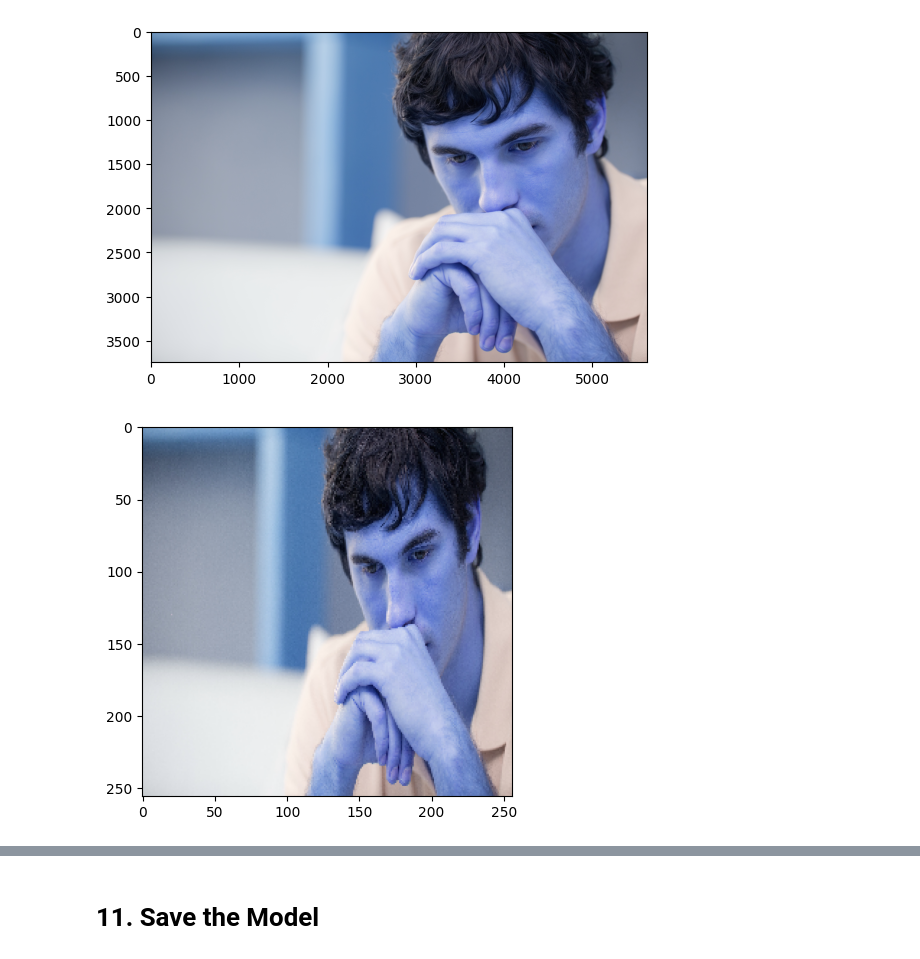
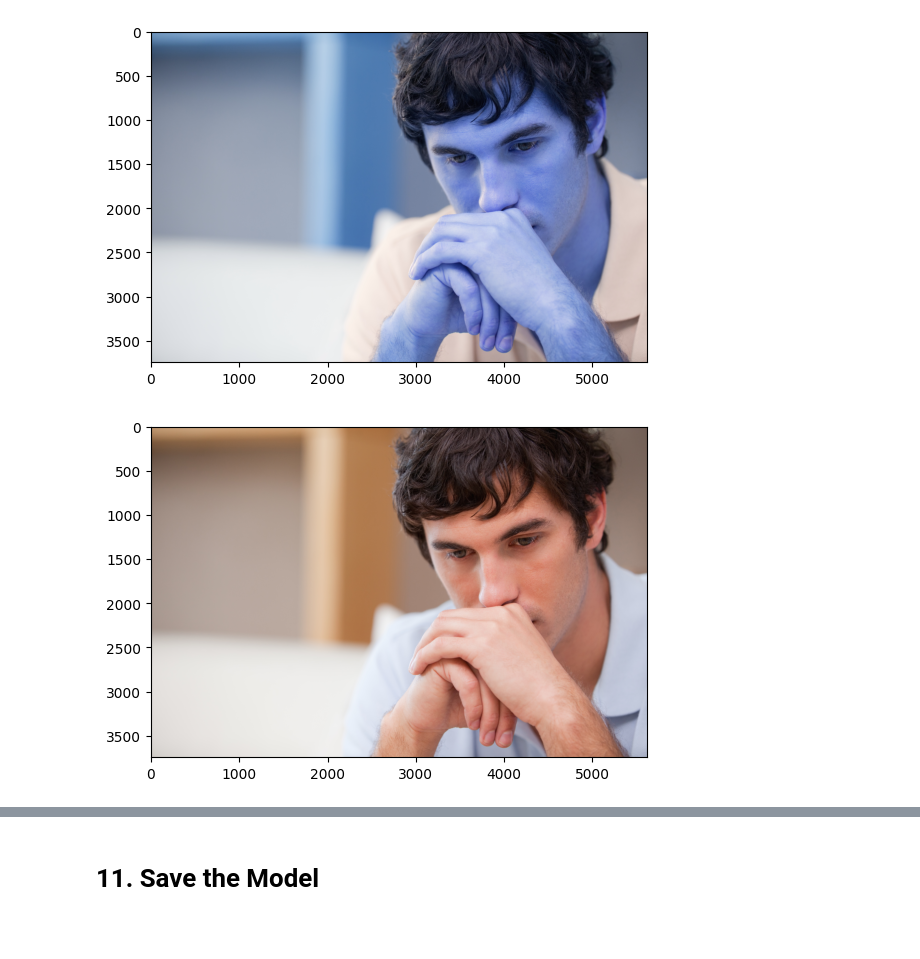
Before and after one commit to mishonenchev/CNN_Python, a Jupyter notebook: CNN.ipynb, the cells around one changed output, grey strips where cells are left out. Drawn from its saved outputs; the diff is of its cells as text; code cells hidden in the pictures; blank space fills up the shorter version.

Commit message:
Update images in notebook

```diff
--- a/CNN.ipynb
+++ b/CNN.ipynb
@@ -228,11 +229,12 @@ plt.show()
 # %% [output]
 [figure]
 # %%
+# Ordering the channels the right way so image is alright.
 resize = tf.image.resize(img, (256,256))
-plt.imshow(resize.numpy().astype(int))
+plt.imshow(cv2.cvtColor(img, cv2.COLOR_BGR2RGB))
 plt.show()
 # %% [output]
-[figure, old version]
+[figure, new version]
 # %%
 yhat = model.predict(np.expand_dims(resize/255, 0))
 # %% [output]
```
Also changed, not shown: parts of 5 cells of this notebook.
